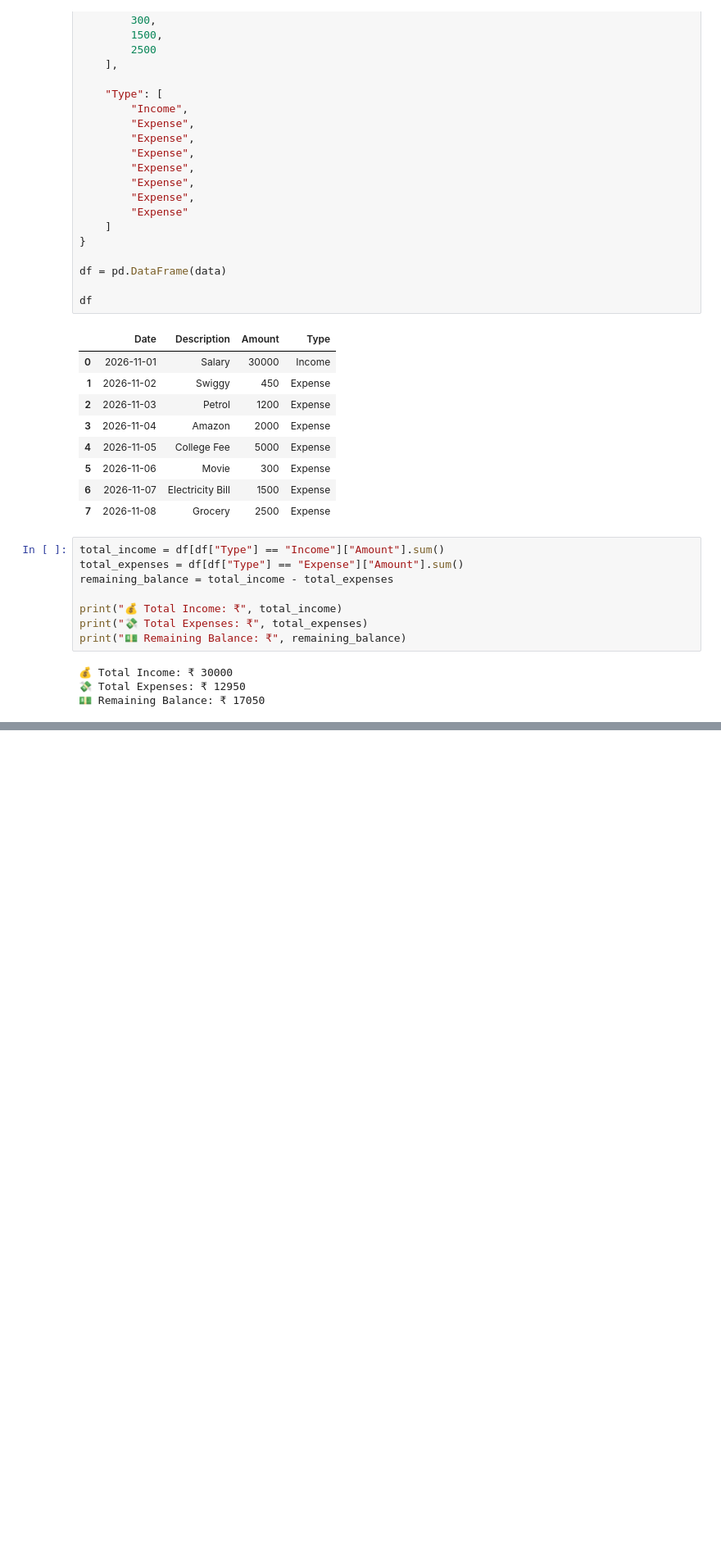
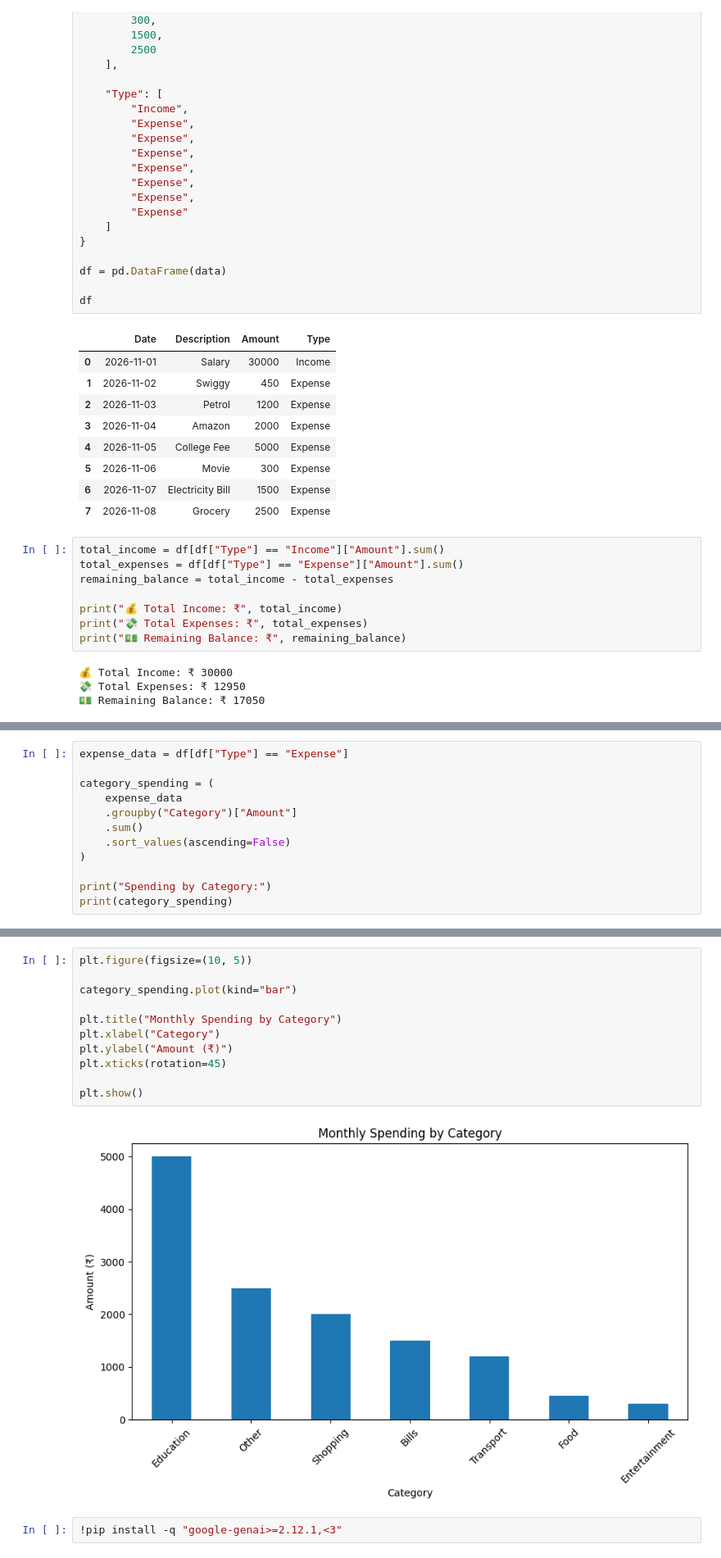
Before and after one commit to mahendar8578/SmartSpend-AI, a Jupyter notebook: SmartSpend_AI.ipynb, the cells around one changed output, grey strips where cells are left out. Shown at 82% size. Drawn from its saved outputs; the diff is of its cells as text; blank space fills up the shorter version.

```diff
--- a/SmartSpend_AI.ipynb
+++ b/SmartSpend_AI.ipynb
@@ -91,0 +153,12 @@ print("💵 Remaining Balance: ₹", remaining_balance)
+# %%
+expense_data = df[df["Type"] == "Expense"]
+
+category_spending = (
+    expense_data
+    .groupby("Category")["Amount"]
+    .sum()
+    .sort_values(ascending=False)
+)
+
+print("Spending by Category:")
+print(category_spending)
@@ -91,0 +176,15 @@ print("💵 Remaining Balance: ₹", remaining_balance)
+# %%
+plt.figure(figsize=(10, 5))
+
+category_spending.plot(kind="bar")
+
+plt.title("Monthly Spending by Category")
+plt.xlabel("Category")
+plt.ylabel("Amount (₹)")
+plt.xticks(rotation=45)
+
+plt.show()
+# %% [output]
+[figure, added]
+# %%
+!pip install -q "google-genai>=2.12.1,<3"
```
Also changed, not shown: parts of 4 cells of this notebook.
